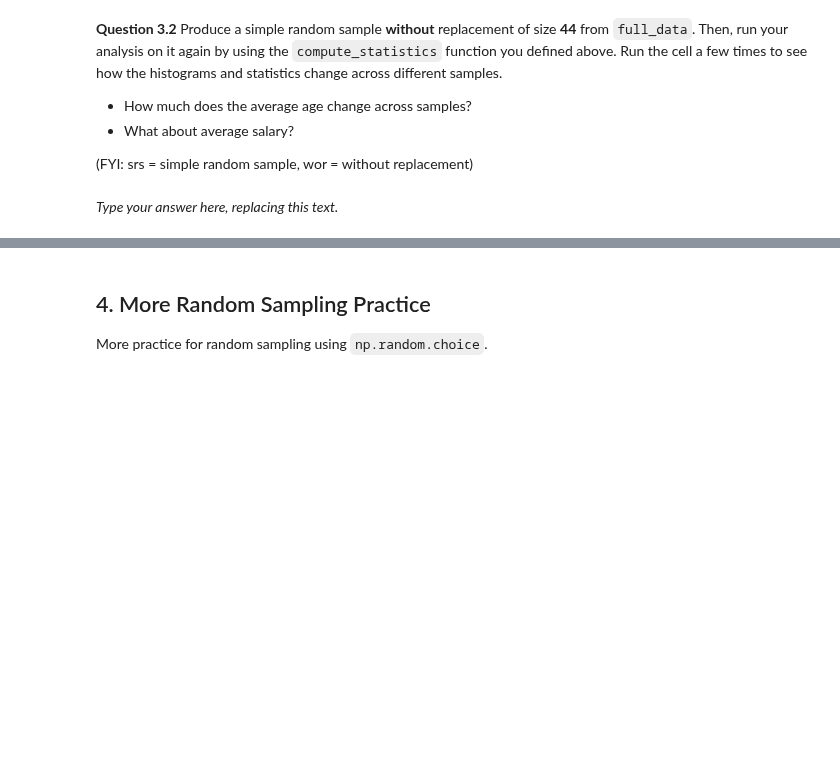
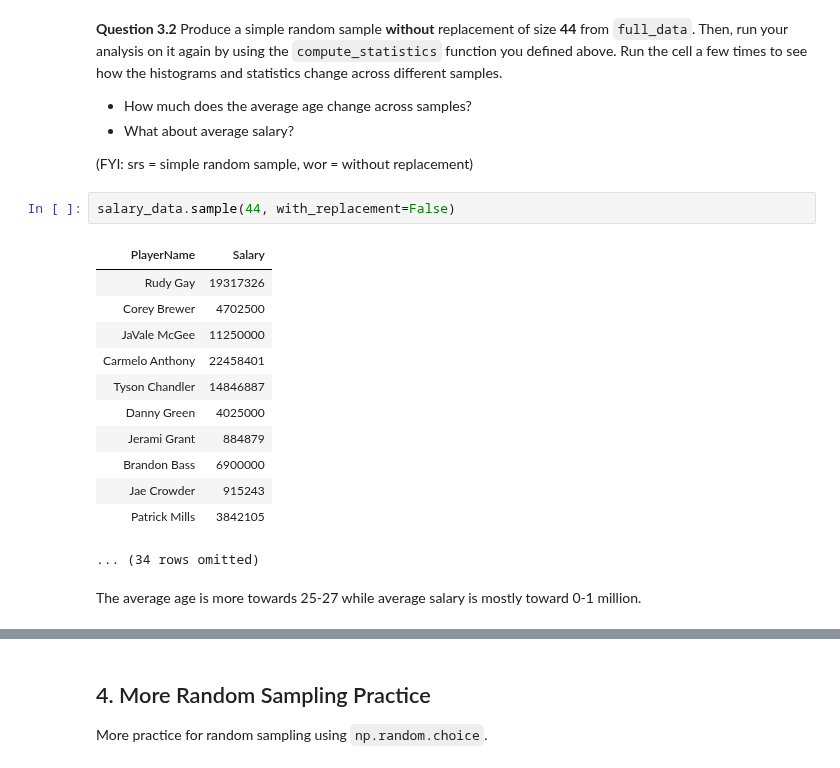
Before and after one commit to MRowe13/24-fall-data1350, a Jupyter notebook: Labs/lab05/lab05.ipynb, the cells around one changed output, grey strips where cells are left out. Drawn from its saved outputs; the diff is of its cells as text; blank space fills up the shorter version.

```diff
--- a/Labs/lab05/lab05.ipynb
+++ b/Labs/lab05/lab05.ipynb
@@ -433,8 +433,23 @@ salary_data.sample(5, with_replacement=False)
 - What about average salary?
 
 (FYI: srs = simple random sample, wor = without replacement)
-# %% [markdown]
-_Type your answer here, replacing this text._
+# %%
+salary_data.sample(44, with_replacement=False)
+# %% [output]
+| PlayerName | Salary |
+| Rudy Gay | 19317326 |
+| Corey Brewer | 4702500 |
+| JaVale McGee | 11250000 |
+| Carmelo Anthony | 22458401 |
+| Tyson Chandler | 14846887 |
+| Danny Green | 4025000 |
+| Jerami Grant | 884879 |
+| Brandon Bass | 6900000 |
+| Jae Crowder | 915243 |
+| Patrick Mills | 3842105 |
+... (34 rows omitted)
+# %% [markdown]
+The average age is more towards 25-27 while average salary is mostly toward 0-1 million.
 # %% [markdown]
 <!-- BEGIN QUESTION -->
 # %%
```
Also changed, not shown: parts of 11 cells of this notebook, 1 other file.
